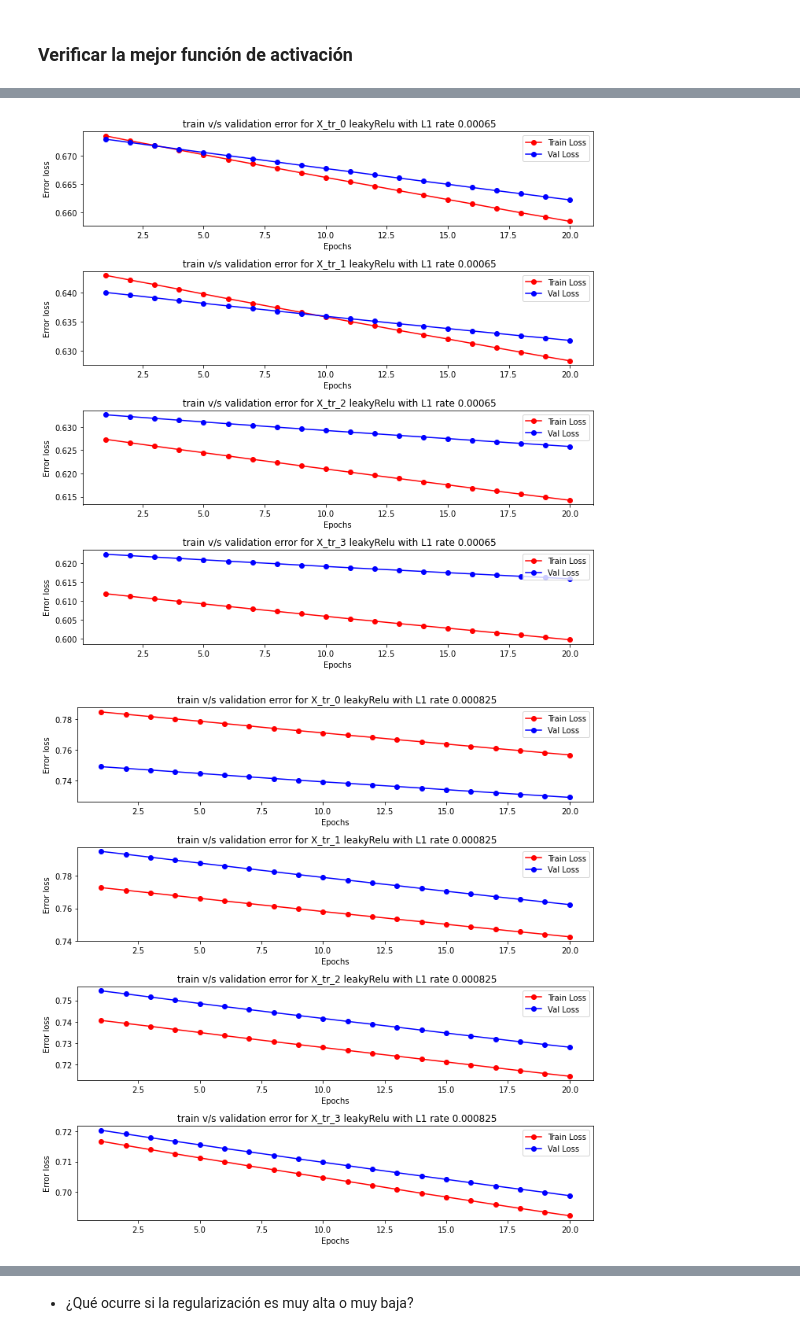
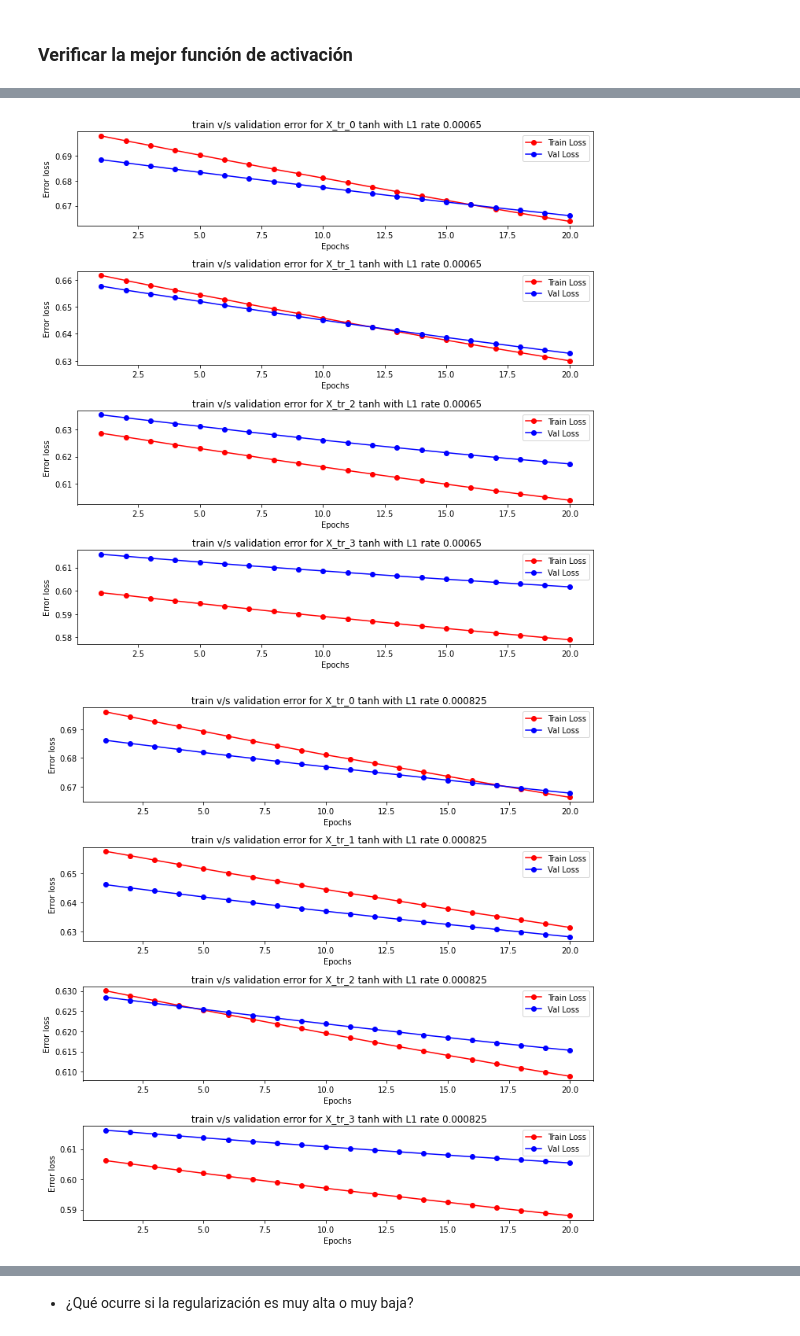
Before and after one commit to yeriel/Latin_accent_classifications, a Jupyter notebook: Tarea_Guiada_1.ipynb, the cells around one changed output, grey strips where cells are left out. Drawn from its saved outputs; the diff is of its cells as text; code cells hidden in the pictures.

```diff
--- a/Tarea_Guiada_1.ipynb
+++ b/Tarea_Guiada_1.ipynb
@@ -460,11 +460,11 @@ Se explorar distintas funciones de activación y de regularización. En ambos ca
 from tensorflow.keras.layers import LeakyReLU
 from tensorflow.keras.regularizers import l1, l2
 
-def modelANN(function='leakyRelu', regularizer = None, rate=1e-3, outputLayer=False):
+def modelANN(function='leakyRelu', regularizer = None, rate=1e-3, bothLayer=False):
 
     if function == 'leakyRelu':
         if regularizer == 'l2':
-            if outputLayer:
+            if bothLayer:
                 model = Sequential()
                 model.add(Dense(256,input_dim=8,activation=LeakyReLU(),activity_regularizer=l2(rate)))
                 model.add(Dense(1,activation='softmax',activity_regularizer=l2(rate)))
@@ -476,7 +476,7 @@ def modelANN(function='leakyRelu', regularizer = None, rate=1e-3, outputLayer=Fa
             return model
 
         elif regularizer == 'l1':
-            if outputLayer:
+            if bothLayer:
                 model = Sequential()
                 model.add(Dense(256,input_dim=8,activation=LeakyReLU(),activity_regularizer=l1(rate)))
                 model.add(Dense(1,activation='softmax',activity_regularizer=l1(rate)))
@@ -495,7 +495,7 @@ def modelANN(function='leakyRelu', regularizer = None, rate=1e-3, outputLayer=Fa
 
     else:
         if regularizer == 'l2':
-            if outputLayer:
+            if bothLayer:
                 model = Sequential()
                 model.add(Dense(256,input_dim=8,activation=function,activity_regularizer=l2(rate)))
                 model.add(Dense(1,activation='softmax',activity_regularizer=l2(rate)))
@@ -507,7 +507,7 @@ def modelANN(function='leakyRelu', regularizer = None, rate=1e-3, outputLayer=Fa
             return model
 
         elif regularizer == 'l1':
-            if outputLayer:
+            if bothLayer:
                 model = Sequential()
                 model.add(Dense(256,input_dim=8,activation=function,activity_regularizer=l1(rate)))
                 model.add(Dense(1,activation='softmax',activity_regularizer=l1(rate)))
@@ -557,5 +558,5 @@ Comentar cual es la mejor funcion de activacion de acuerdo a como evoluciona el
 # %%
-fun = 'leakyRelu'
+fun = 'tanh'
 learningRate = 2e-4
 rates = np.linspace(3e-4,1e-3,num=5)
 
@@ -579,2 +580,2 @@ for rate_ in rates:
-[figure, old version]
+[figure, new version]
-[figure, old version]
+[figure, new version]
```
Also changed, not shown: parts of 18 cells of this notebook.
